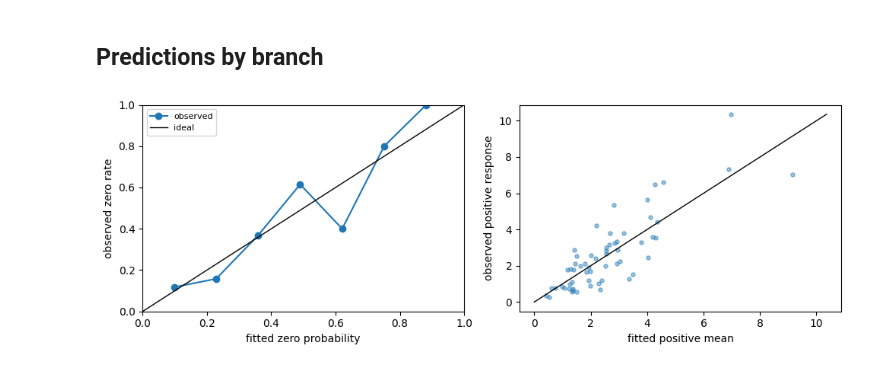
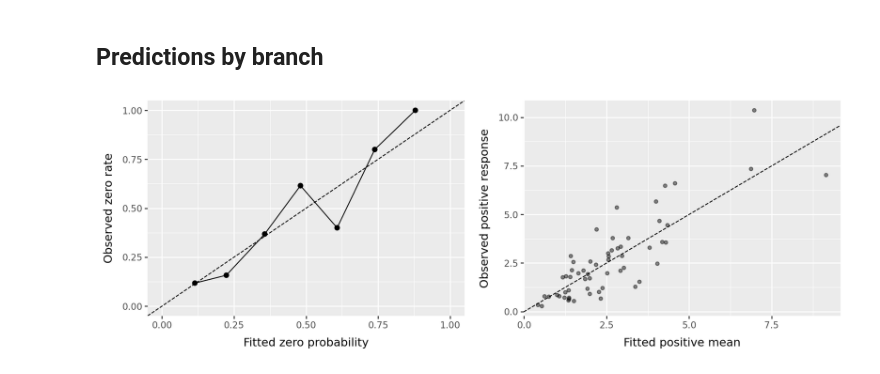
Before and after one commit to liesel-devs/liesel, a Jupyter notebook: docs/source/tutorials/notebooks/12-liesel-vi-advanced.ipynb, the cells around one changed output. Cells and saved outputs as stored; diff of their text form; code cells hidden in the pictures.

```diff
--- a/docs/source/tutorials/notebooks/12-liesel-vi-advanced.ipynb
+++ b/docs/source/tutorials/notebooks/12-liesel-vi-advanced.ipynb
@@ -209,10 +210,8 @@ loss = opt.NegElboLoss.from_vdist(
     scale=True,
 )
 
-zero_q_keys = [key for key in loss.q.parameters if "alpha_zero" in key]
-positive_q_keys = [
-    key for key in loss.q.parameters if "beta_pos" in key or "log_concentration" in key
-]
+zero_q_keys = q_zero.parameters
+positive_q_keys = q_positive.parameters
 
 pd.DataFrame(
     [
@@ -316,8 +315,6 @@ Use `result.position_final` for the final iterate; `result.position_min_monitor`
 # %%
-posterior = vdist.sample(
-    jax.random.key(2026),
-    sample_shape=(2_000,),
-    at_position=result.position_final,
+posterior = loss.approximate_joint_posterior(result, at="final").sample(
+    2_000, seed=jax.random.key(2026)
 )
 
 alpha_samples = np.asarray(posterior["alpha_zero"])
@@ -404,29 +399,25 @@ pd.DataFrame(
 # %% [markdown]
 ## Predictions by branch
 # %%
-prob_bins = np.linspace(zero_prob_hat.min(), zero_prob_hat.max(), 8)
-prob_centers = 0.5 * (prob_bins[:-1] + prob_bins[1:])
-empirical_zero_rates = []
-for lo, hi in pairwise(prob_bins):
-    mask = (zero_prob_hat >= lo) & (zero_prob_hat < hi)
-    empirical_zero_rates.append(zero_test[mask].mean() if mask.any() else np.nan)
-
-fig, axes = plt.subplots(1, 2, figsize=(10, 3.5))
-axes[0].plot(prob_centers, empirical_zero_rates, marker="o", label="observed")
-axes[0].plot([0.0, 1.0], [0.0, 1.0], color="black", linewidth=1.0, label="ideal")
-axes[0].set_xlim(0.0, 1.0)
-axes[0].set_ylim(0.0, 1.0)
-axes[0].set_xlabel("fitted zero probability")
-axes[0].set_ylabel("observed zero rate")
-axes[0].legend(fontsize=8)
-
-axes[1].scatter(positive_mean_hat, y_pos_test, s=14, alpha=0.45)
-limit = max(float(positive_mean_hat.max()), float(y_pos_test.max()))
-axes[1].plot([0.0, limit], [0.0, limit], color="black", linewidth=1.0)
-axes[1].set_xlabel("fitted positive mean")
-axes[1].set_ylabel("observed positive response")
-
-plt.tight_layout()
-plt.show()
+zero_checks = pd.DataFrame({"fitted": zero_prob_hat, "observed": zero_test})
+calibration = zero_checks.groupby(
+    pd.cut(zero_checks["fitted"], bins=7), observed=True
+).agg(fitted=("fitted", "mean"), observed=("observed", "mean"))
+calibration_plot = (
+    p9.ggplot(calibration, p9.aes("fitted", "observed"))
+    + p9.geom_abline(intercept=0, slope=1, linetype="dashed")
+    + p9.geom_line()
+    + p9.geom_point(size=2)
+    + p9.coord_cartesian(xlim=(0, 1), ylim=(0, 1))
+    + p9.labs(x="Fitted zero probability", y="Observed zero rate")
+)
+positive_checks = pd.DataFrame({"fitted": positive_mean_hat, "observed": y_pos_test})
+positive_check_plot = (
+    p9.ggplot(positive_checks, p9.aes("fitted", "observed"))
+    + p9.geom_point(alpha=0.45, size=1.4)
+    + p9.geom_abline(intercept=0, slope=1, linetype="dashed")
+    + p9.labs(x="Fitted positive mean", y="Observed positive response")
+)
+(calibration_plot | positive_check_plot) & p9.theme(figure_size=(10, 3.5))
 # %% [output]
-[figure, old version]
+[figure, new version]
```
Also changed, not shown: parts of 6 cells of this notebook, 7 other files.
